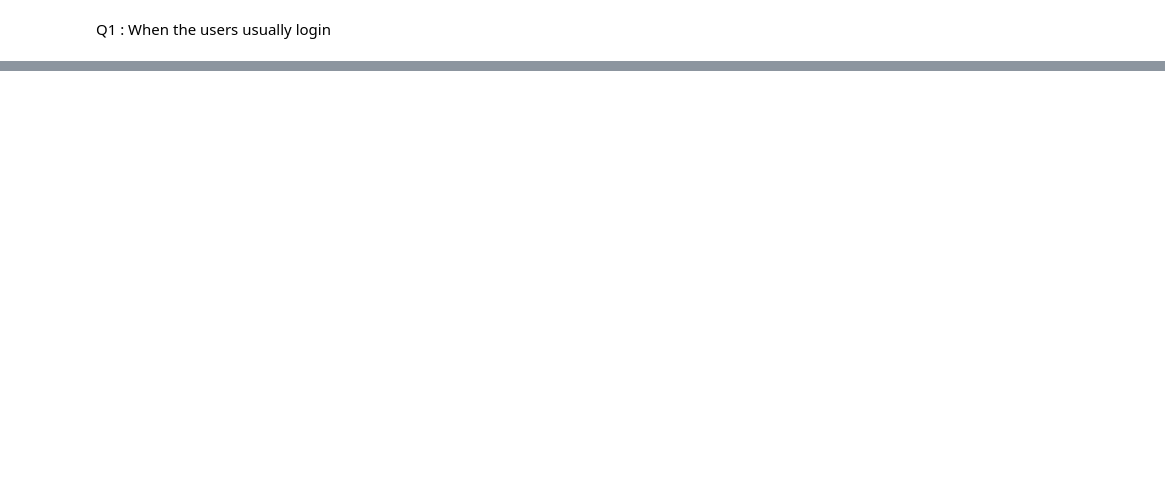
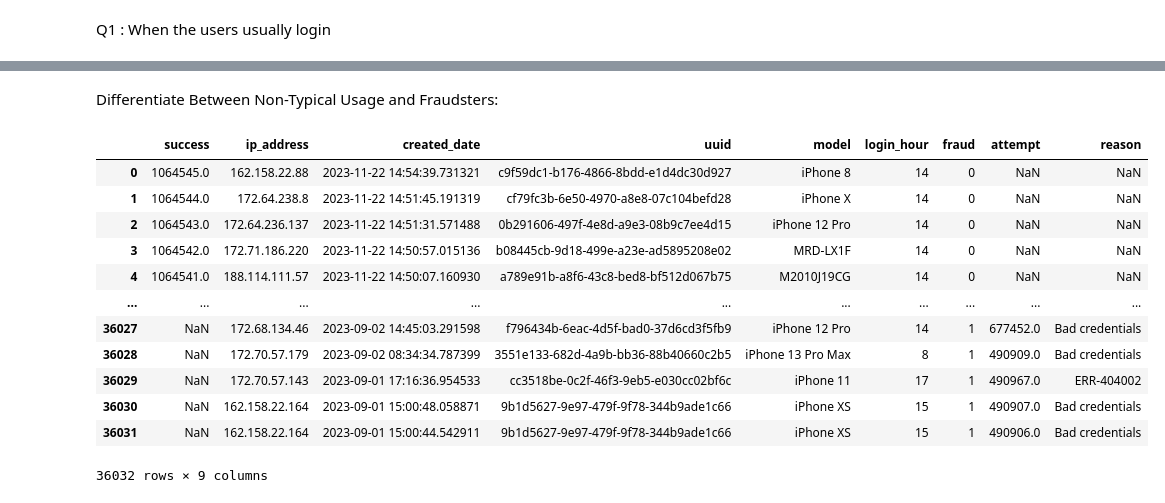
Before and after one commit to itsmeussa/hackathon_mynk, a Jupyter notebook: responses.ipynb, the cells around one changed output, grey strips where cells are left out. Drawn from its saved outputs; the diff is of its cells as text; code cells hidden in the pictures; blank space fills up the shorter version.

```diff
--- a/responses.ipynb
+++ b/responses.ipynb
@@ -27,0 +58,2 @@ plt.show()
+# %% [markdown]
+Differentiate Between Non-Typical Usage and Fraudsters:
@@ -27,0 +64,21 @@ plt.show()
+# %%
+data_fail['fraud'] = 1
+data_success['fraud'] = 0
+# %%
+combined_data = pd.concat([data_success, data_fail], ignore_index=True)
+# %%
+combined_data
+# %% [output]
+|  | success | ip_address | created_date | uuid | model | login_hour | fraud | attempt | reason |
+| 0 | 1064545.0 | 162.158.22.88 | 2023-11-22 14:54:39.731321 | c9f59dc1-b176-4866-8bdd-e1d4dc30d927 | iPhone 8 | 14 | 0 | NaN | NaN |
+| 1 | 1064544.0 | 172.64.238.8 | 2023-11-22 14:51:45.191319 | cf79fc3b-6e50-4970-a8e8-07c104befd28 | iPhone X | 14 | 0 | NaN | NaN |
+| 2 | 1064543.0 | 172.64.236.137 | 2023-11-22 14:51:31.571488 | 0b291606-497f-4e8d-a9e3-08b9c7ee4d15 | iPhone 12 Pro | 14 | 0 | NaN | NaN |
+| 3 | 1064542.0 | 172.71.186.220 | 2023-11-22 14:50:57.015136 | b08445cb-9d18-499e-a23e-ad5895208e02 | MRD-LX1F | 14 | 0 | NaN | NaN |
+| 4 | 1064541.0 | 188.114.111.57 | 2023-11-22 14:50:07.160930 | a789e91b-a8f6-43c8-bed8-bf512d067b75 | M2010J19CG | 14 | 0 | NaN | NaN |
+| ... | ... | ... | ... | ... | ... | ... | ... | ... | ... |
+| 36027 | NaN | 172.68.134.46 | 2023-09-02 14:45:03.291598 | f796434b-6eac-4d5f-bad0-37d6cd3f5fb9 | iPhone 12 Pro | 14 | 1 | 677452.0 | Bad credentials |
+| 36028 | NaN | 172.70.57.179 | 2023-09-02 08:34:34.787399 | 3551e133-682d-4a9b-bb36-88b40660c2b5 | iPhone 13 Pro Max | 8 | 1 | 490909.0 | Bad credentials |
+| 36029 | NaN | 172.70.57.143 | 2023-09-01 17:16:36.954533 | cc3518be-0c2f-46f3-9eb5-e030cc02bf6c | iPhone 11 | 17 | 1 | 490967.0 | ERR-404002 |
+| 36030 | NaN | 162.158.22.164 | 2023-09-01 15:00:48.058871 | 9b1d5627-9e97-479f-9f78-344b9ade1c66 | iPhone XS | 15 | 1 | 490907.0 | Bad credentials |
+| 36031 | NaN | 162.158.22.164 | 2023-09-01 15:00:44.542911 | 9b1d5627-9e97-479f-9f78-344b9ade1c66 | iPhone XS | 15 | 1 | 490906.0 | Bad credentials |
+36032 rows × 9 columns
```
Also changed, not shown: parts of 11 cells of this notebook.
